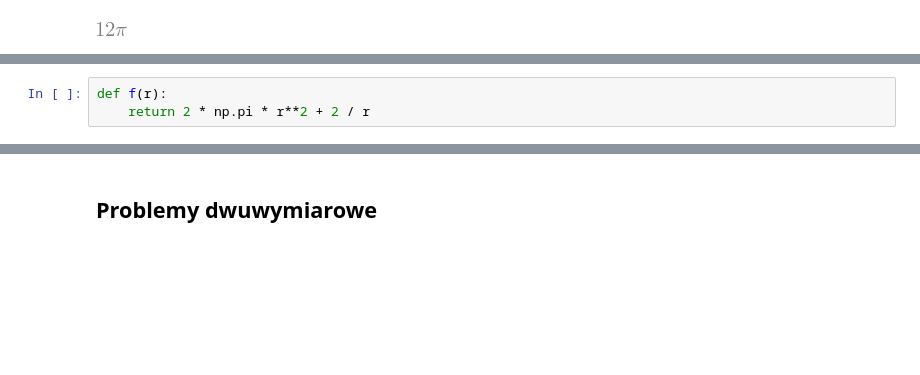
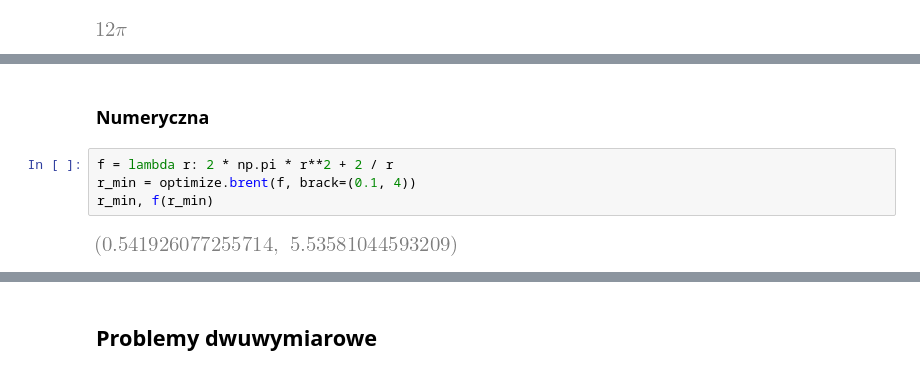
Before and after one commit to antonimarczuk123/Numerical-Python, a Jupyter notebook: Mathematical Python/orginal-src/r06 - Optimization.ipynb, the cells around one changed output, grey strips where cells are left out. Saved outputs shown, nothing was run; the diff lists cells and outputs as text; blank space fills up the shorter version.

```diff
--- a/Mathematical Python/orginal-src/r06 - Optimization.ipynb
+++ b/Mathematical Python/orginal-src/r06 - Optimization.ipynb
@@ -60,4 +59,9 @@ _.evalf()
+# %% [markdown]
+### Numeryczna
 # %%
-def f(r):
-    return 2 * np.pi * r**2 + 2 / r
+f = lambda r: 2 * np.pi * r**2 + 2 / r
+r_min = optimize.brent(f, brack=(0.1, 4))
+r_min, f(r_min)
+# %% [output]
+[figure, added]
 # %%
```
Also changed, not shown: parts of 14 cells of this notebook.
